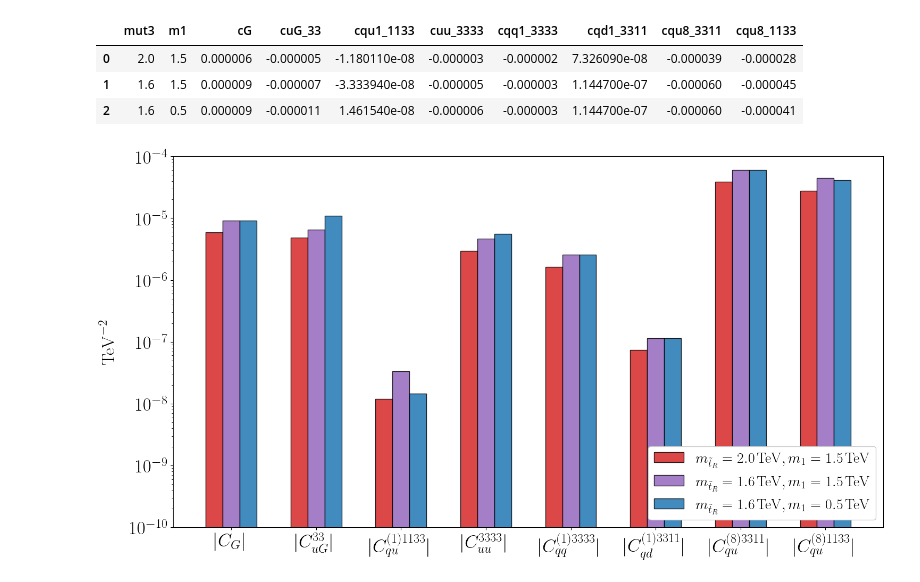
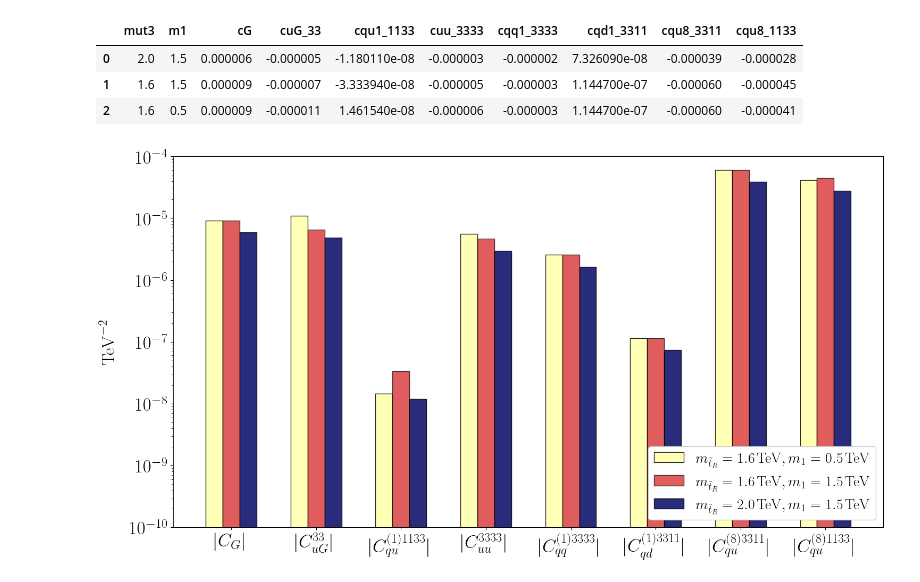
Before and after one commit to BSM-EFT/OperatorToCpp, a Jupyter notebook: plots/plots.ipynb, the cells around one changed output. Cells and saved outputs as stored; diff of their text form; code cells hidden in the pictures.

Commit message:
updated plots to be compatible with grayscale printing

```diff
--- a/plots/plots.ipynb
+++ b/plots/plots.ipynb
@@ -99,34 +99,34 @@ plt.rcParams.update({
     "text.usetex": True,
     "font.family": "sans-serif",
     "font.sans-serif": ["Helvetica"]})
 
 plt.rcParams.update({"savefig.dpi" : 300})
 
 x_pos = np.arange(len(cols))  # x positions for each b-column
 bar_width = 0.2
 
 fig, ax = plt.subplots(figsize=(15, 8))
 
-ax.bar(x_pos - 0.2, vals[0], width=bar_width, label=r"$m_{\tilde{t}_R} = {\rm 2.0\, TeV}, m_{1} = {\rm 1.5\, TeV}$", color='tab:red', edgecolor='black', alpha=0.85)
-ax.bar(x_pos, vals[1], width=bar_width, label=r"$m_{\tilde{t}_R} = {\rm 1.6\, TeV}, m_{1} = {\rm 1.5\, TeV}$", color='tab:purple', edgecolor='black', alpha=0.85)
-ax.bar(x_pos + 0.2, vals[2], width=bar_width, label=r"$m_{\tilde{t}_R} = {\rm 1.6\, TeV}, m_{1} = {\rm 0.5\, TeV}$", color='tab:blue', edgecolor='black', alpha=0.85)
+ax.bar(x_pos - 0.2, vals[2], width=bar_width, label=r"$m_{\tilde{t}_R} = {\rm 1.6\, TeV}, m_{1} = {\rm 0.5\, TeV}$", color='#FFFFAA', edgecolor='black', alpha=0.85)
+ax.bar(x_pos, vals[1], width=bar_width, label=r"$m_{\tilde{t}_R} = {\rm 1.6\, TeV}, m_{1} = {\rm 1.5\, TeV}$", color='tab:red', edgecolor='black', alpha=0.75)
+ax.bar(x_pos + 0.2, vals[0], width=bar_width, label=r"$m_{\tilde{t}_R} = {\rm 2.0\, TeV}, m_{1} = {\rm 1.5\, TeV}$", color='#030764', edgecolor='black', alpha=0.85)
 
 ax.set_yscale('log')
 ax.set_ylim(1e-10,1e-4)
 ax.set_xticks(x_pos)
 ax.set_xticklabels([r'$|C_{G}|$',
                     r'$|C_{uG}^{33}|$',
                     r'$|C_{qu}^{(1)1133}|$',
                     r'$|C_{uu}^{3333}|$',
                     r'$|C_{qq}^{(1)3333}|$',
                     r'$|C_{qd}^{(1)3311}|$',
                     r'$|C_{qu}^{(8)3311}|$',
                     r'$|C_{qu}^{(8)1133}|$' ])
 ax.set_ylabel(r'${\rm TeV}^{-2}$', fontsize=24)
 #ax.set_title(r'$g_{1} = 0.37, \quad\quad g_{s} = 1.1$', fontsize=22, pad=16)
 ax.legend(fontsize=20,ncol=1,framealpha=1.0,loc=4)
 
 plt.tight_layout()
 plt.savefig("barplot.pdf")
 # %% [output]
-[figure, old version]
+[figure, new version]
```
Also changed, not shown: parts of 2 cells of this notebook, 6 other files.
